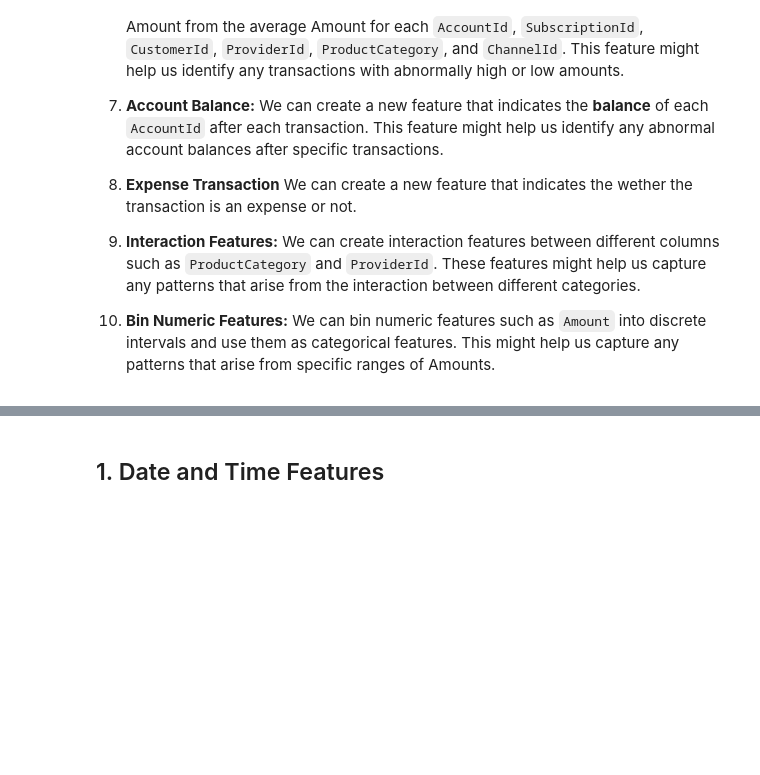
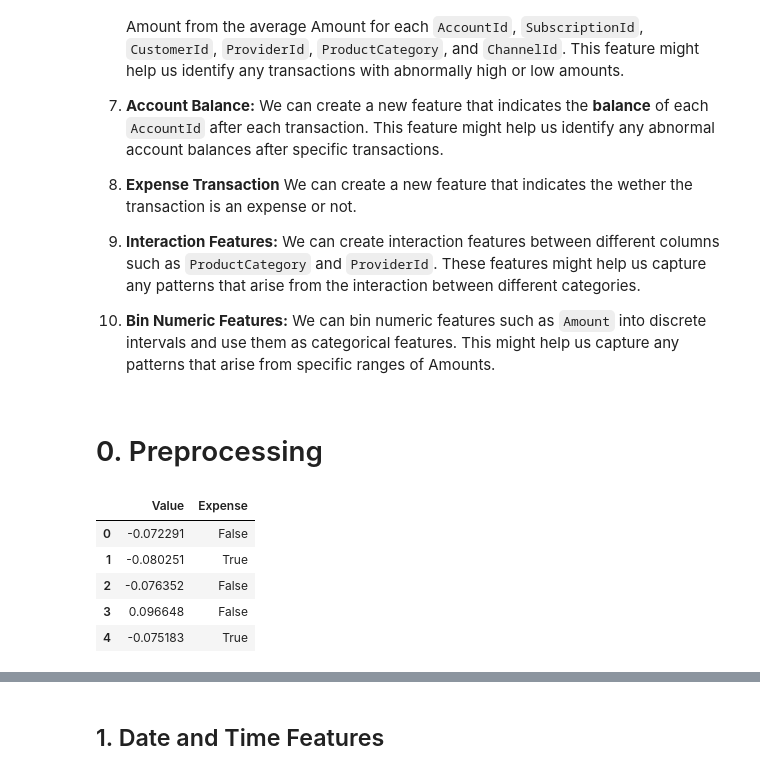
Before and after one commit to SarahLiettefti/AI5L_AILab_FraudDetection, a Jupyter notebook: featuring.ipynb, the cells around one changed output, grey strips where cells are left out. Saved outputs shown, nothing was run; the diff lists cells and outputs as text; code cells hidden in the pictures; blank space fills up the shorter version.

```diff
--- a/featuring.ipynb
+++ b/featuring.ipynb
@@ -35,2 +42,28 @@ data = df.copy()
 X_test = pd.read_csv("input/test.csv")
 sample_submission = pd.read_csv("input/sample_submission.csv")
+# %% [markdown]
+# 0. Preprocessing
+# %%
+# Create Expense feature
+data["Expense"] = data["Amount"] < 0
+data = data.drop("Amount", axis=1)
+
+X_test["Expense"] = X_test["Amount"] < 0
+X_test = X_test.drop("Amount", axis=1)
+# %%
+# Create StandardScaler object
+scaler = StandardScaler()
+
+# Normalize selected columns
+data["Value"] = scaler.fit_transform(data["Value"].values.reshape(-1, 1))
+X_test["Value"] = scaler.fit_transform(X_test["Value"].values.reshape(-1, 1))
+
+# Show the normalized values
+data[["Value", "Expense"]].head()
+# %% [output]
+|  | Value | Expense |
+| 0 | -0.072291 | False |
+| 1 | -0.080251 | True |
+| 2 | -0.076352 | False |
+| 3 | 0.096648 | False |
+| 4 | -0.075183 | True |
```
Also changed, not shown: parts of 20 cells of this notebook.
